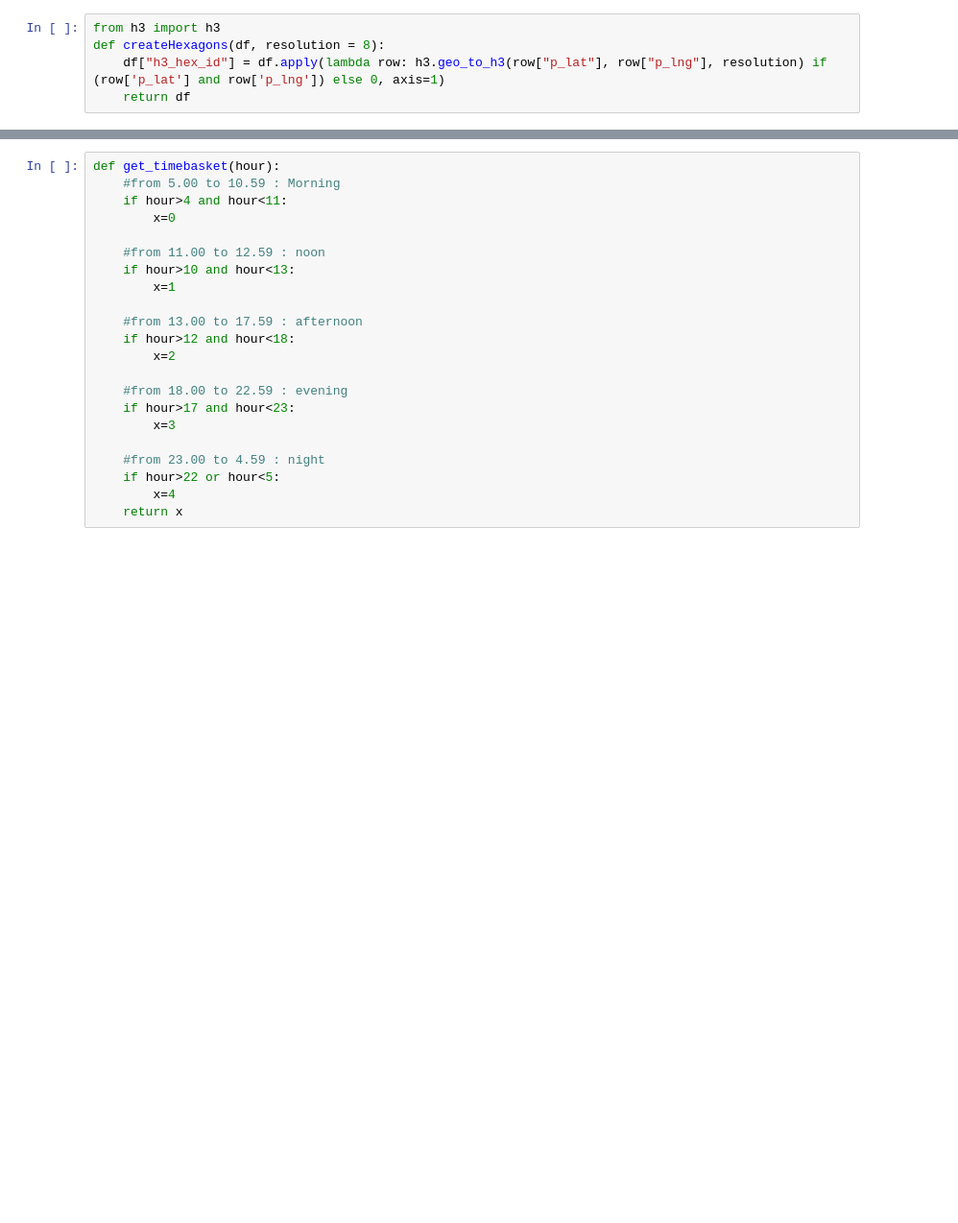
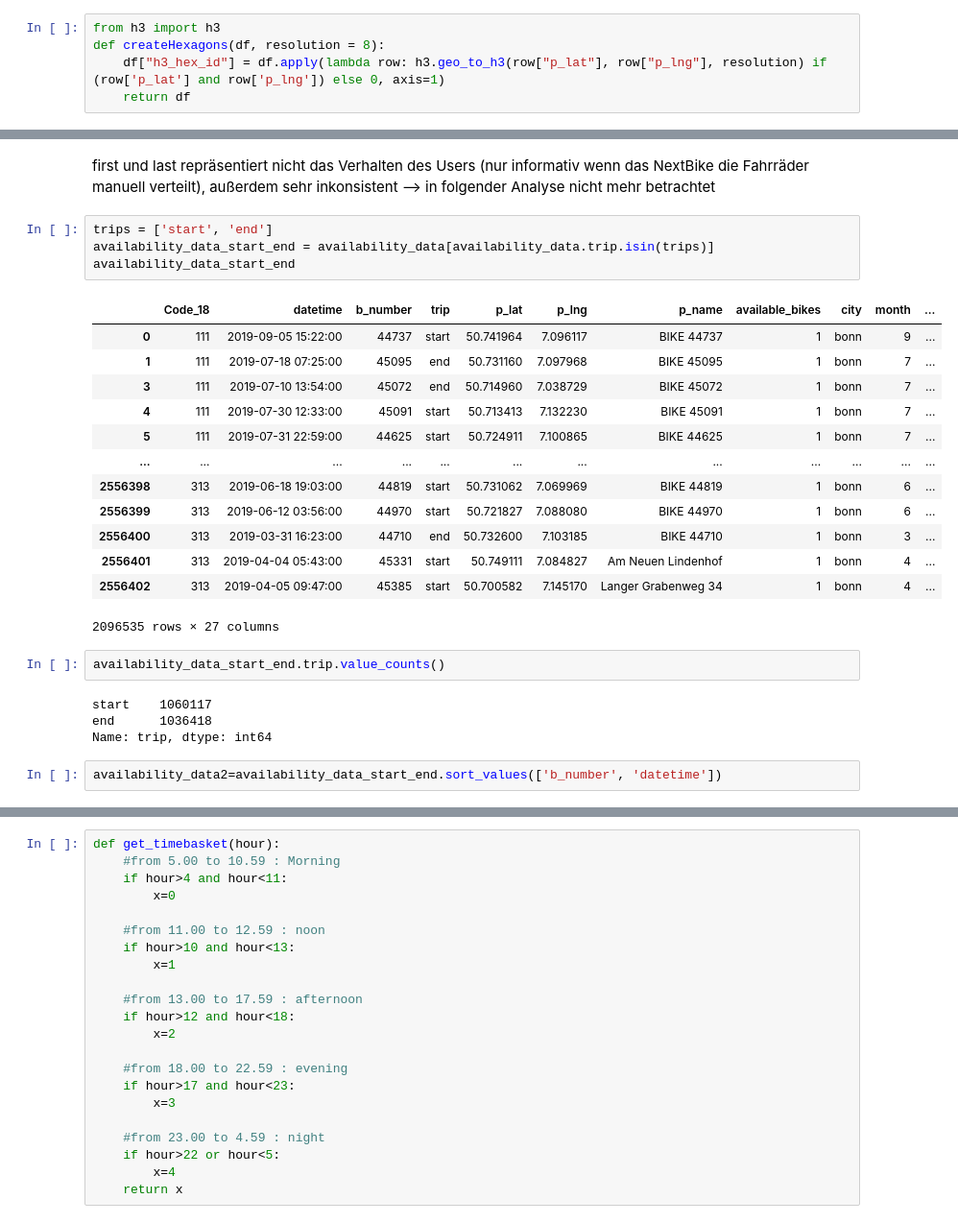
Before and after one commit to ey96/CallABike_Analytics, a Jupyter notebook: 04_SVR_Availability.ipynb, the cells around one changed output, grey strips where cells are left out. Shown: that part at 96% size. Saved outputs shown, nothing was run; the diff lists cells and outputs as text; blank space fills up the shorter version.

```diff
--- a/04_SVR_Availability.ipynb
+++ b/04_SVR_Availability.ipynb
@@ -53,0 +85,28 @@ availability_data
+# %% [markdown]
+first und last repräsentiert nicht das Verhalten des Users (nur informativ wenn das NextBike die Fahrräder manuell verteilt), außerdem sehr inkonsistent --> in folgender Analyse nicht mehr betrachtet
+# %%
+trips = ['start', 'end']
+availability_data_start_end = availability_data[availability_data.trip.isin(trips)]
+availability_data_start_end
+# %% [output]
+|  | Code_18 | datetime | b_number | trip | p_lat | p_lng | p_name | available_bikes | city | month | ... |
+| 0 | 111 | 2019-09-05 15:22:00 | 44737 | start | 50.741964 | 7.096117 | BIKE 44737 | 1 | bonn | 9 | ... |
+| 1 | 111 | 2019-07-18 07:25:00 | 45095 | end | 50.731160 | 7.097968 | BIKE 45095 | 1 | bonn | 7 | ... |
+| 3 | 111 | 2019-07-10 13:54:00 | 45072 | end | 50.714960 | 7.038729 | BIKE 45072 | 1 | bonn | 7 | ... |
+| 4 | 111 | 2019-07-30 12:33:00 | 45091 | start | 50.713413 | 7.132230 | BIKE 45091 | 1 | bonn | 7 | ... |
+| 5 | 111 | 2019-07-31 22:59:00 | 44625 | start | 50.724911 | 7.100865 | BIKE 44625 | 1 | bonn | 7 | ... |
+| ... | ... | ... | ... | ... | ... | ... | ... | ... | ... | ... | ... |
+| 2556398 | 313 | 2019-06-18 19:03:00 | 44819 | start | 50.731062 | 7.069969 | BIKE 44819 | 1 | bonn | 6 | ... |
+| 2556399 | 313 | 2019-06-12 03:56:00 | 44970 | start | 50.721827 | 7.088080 | BIKE 44970 | 1 | bonn | 6 | ... |
+| 2556400 | 313 | 2019-03-31 16:23:00 | 44710 | end | 50.732600 | 7.103185 | BIKE 44710 | 1 | bonn | 3 | ... |
+| 2556401 | 313 | 2019-04-04 05:43:00 | 45331 | start | 50.749111 | 7.084827 | Am Neuen Lindenhof | 1 | bonn | 4 | ... |
+| 2556402 | 313 | 2019-04-05 09:47:00 | 45385 | start | 50.700582 | 7.145170 | Langer Grabenweg 34 | 1 | bonn | 4 | ... |
+2096535 rows × 27 columns
+# %%
+availability_data_start_end.trip.value_counts()
+# %% [output]
+start    1060117
+end      1036418
+Name: trip, dtype: int64
+# %%
+availability_data2=availability_data_start_end.sort_values(['b_number', 'datetime'])
```
Also changed, not shown: parts of 139 cells of this notebook.
